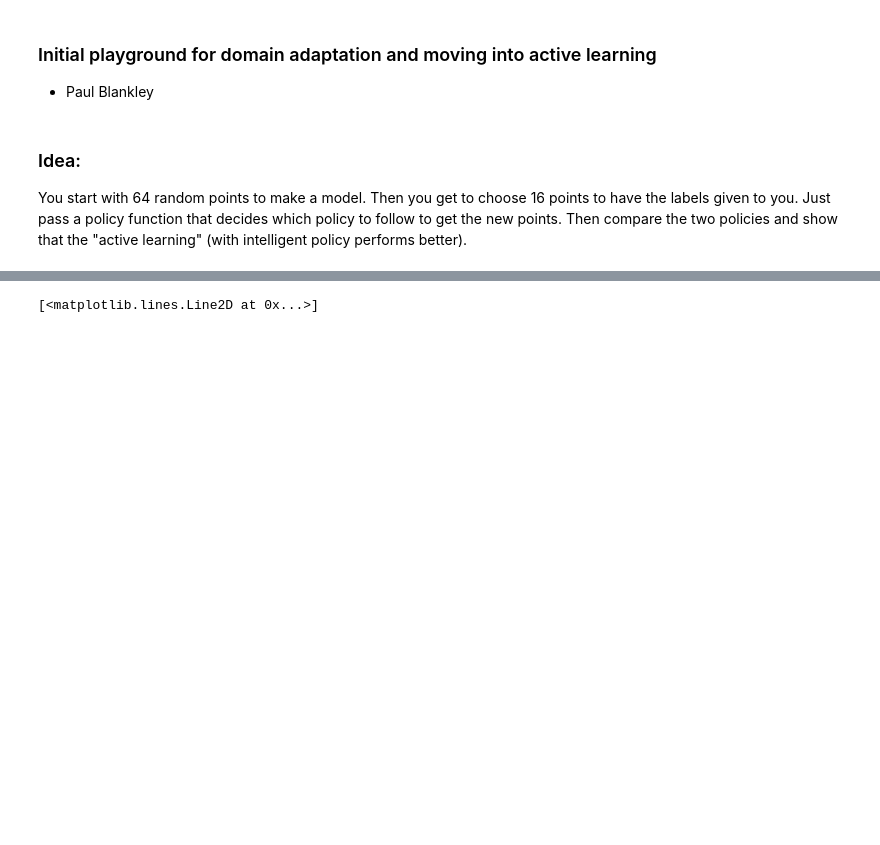
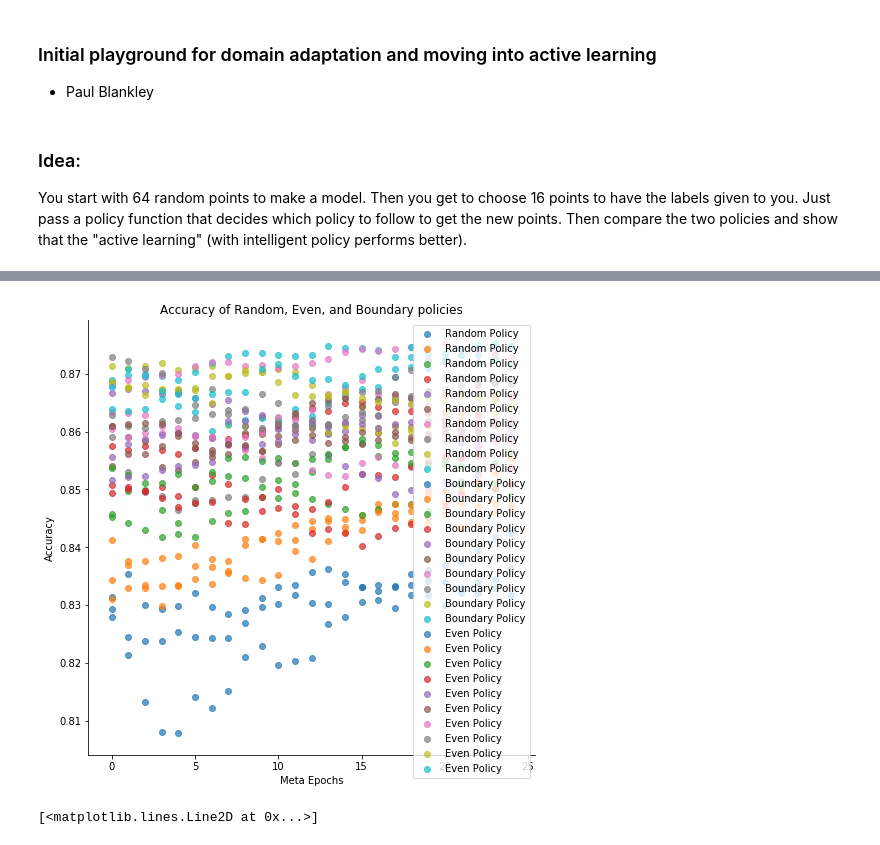
Before and after one commit to dsondak/pavlos_research, a Jupyter notebook: notebooks/1.0_domain_adapt_playbook.ipynb, the cells around one changed output, grey strips where cells are left out. Saved outputs shown, nothing was run; the diff lists cells and outputs as text; code cells hidden in the pictures; blank space fills up the shorter version.

```diff
--- a/notebooks/1.0_domain_adapt_playbook.ipynb
+++ b/notebooks/1.0_domain_adapt_playbook.ipynb
@@ -172,3 +245,19 @@ sns.despine()
+# %%
+plt.figure(figsize=(8,8))
+
+for x,y in zip(random_iters,random_acc):
+    plt.scatter(x,y,label='Random Policy',alpha=0.7)
+for x,y in zip(boundary_iters, boundary_acc):
+    plt.scatter(x,y,label='Boundary Policy',alpha=0.7)
+for x,y in zip(evenp_iters, evenp_acc):
+    plt.scatter(x,y,label='Even Policy',alpha=0.7)
+plt.title('Accuracy of Random, Even, and Boundary policies')
+plt.xlabel('Meta Epochs')
+plt.ylabel('Accuracy')
+plt.legend()
+sns.despine()
+# %% [output]
+[figure, added]
 # %%
 plt.plot(plot_itr,plot_loss)
 # %% [output]
```
Also changed, not shown: parts of 7 cells of this notebook, 1 other file.
